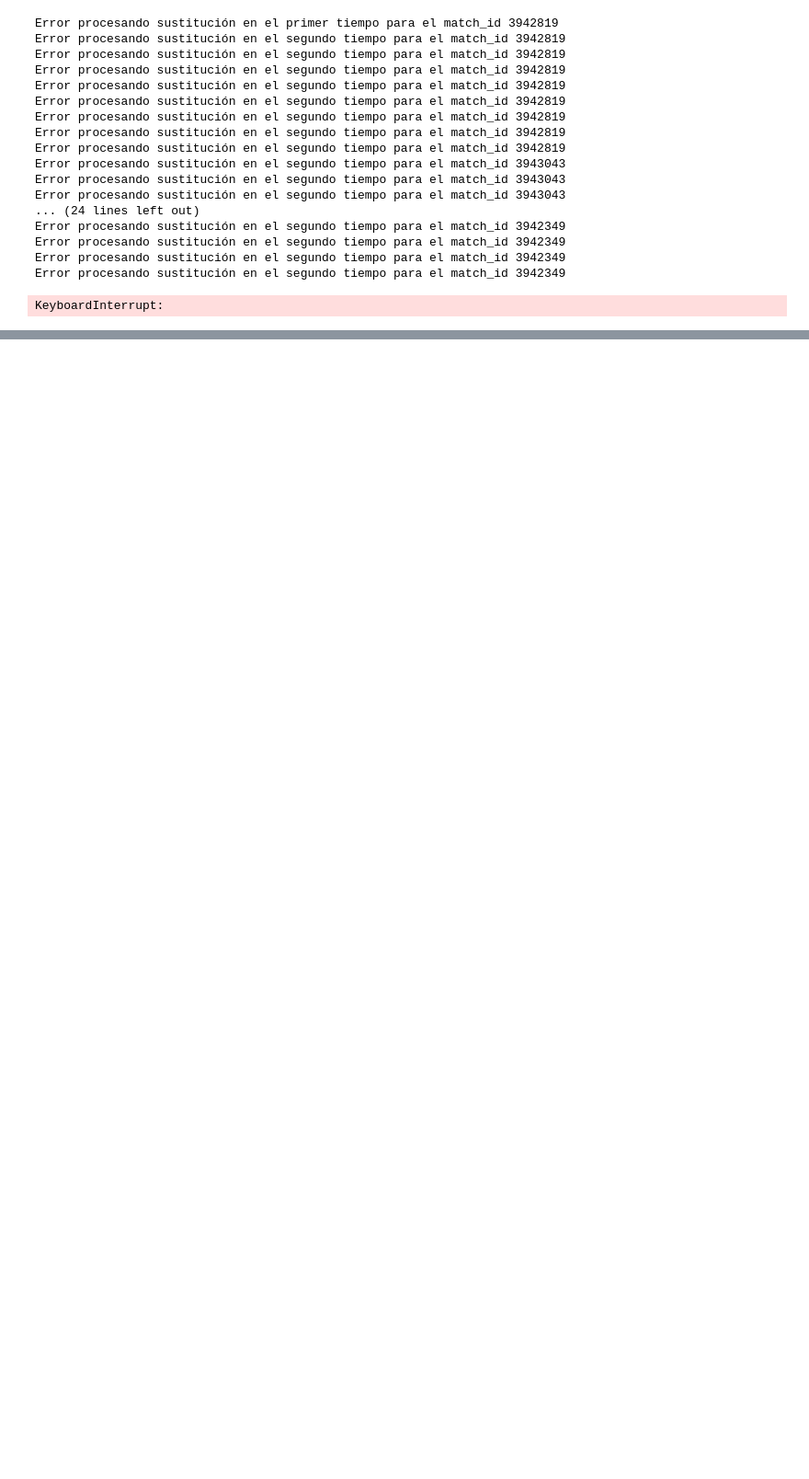
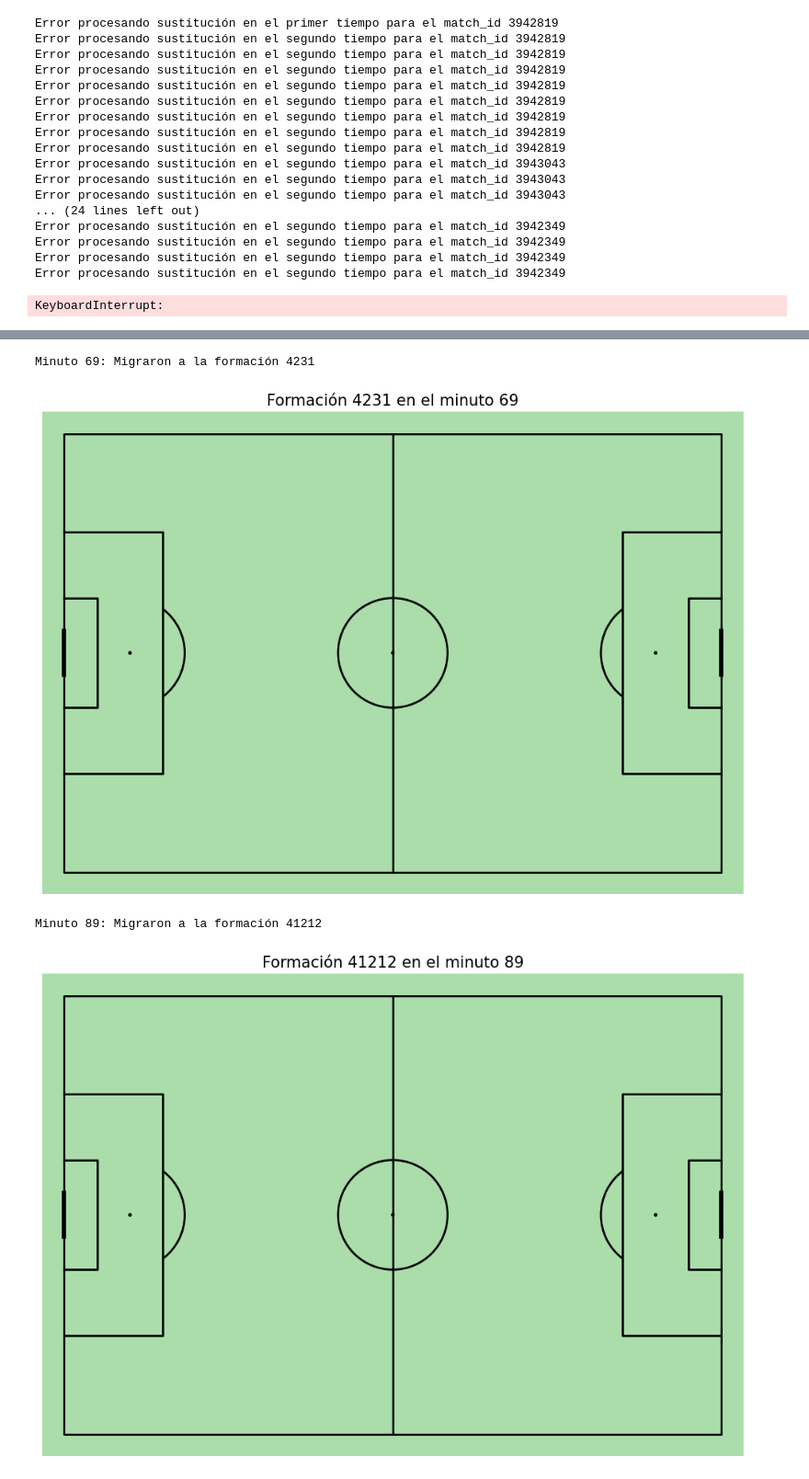
Before and after one commit to marioruizgonzalez/itam_project, a Jupyter notebook: itam_project.ipynb, the cells around one changed output, grey strips where cells are left out. Shown at 92% size. Cells and saved outputs as stored; diff of their text form; code cells hidden in the pictures; blank space fills up the shorter version.

```diff
--- a/itam_project.ipynb
+++ b/itam_project.ipynb
@@ -1302,0 +1343,18 @@ KeyboardInterrupt:
+# %%
+from statsbombpy import sb
+
+# Obtener los eventos de un partido específico
+eventos = sb.events(match_id=3943043)
+
+# Filtrar los eventos tácticos (parados tácticos)
+cambios_tacticos = eventos[eventos['type'] == 'Tactical Shift']
+
+# Revisar los eventos tácticos para ver cómo cambió la formación
+for index, row in cambios_tacticos.iterrows():
+    minuto = row['minute']  # Minuto del cambio táctico
+    formacion = row['tactics']['formation']  # Formación táctica en ese momento
+    alineacion = row['tactics']['lineup']  # Alineación de jugadores en esa formación
+
+    print(f"Minuto {minuto}: Migraron a la formación {formacion}")
+    for jugador in alineacion:
+        print(jugador)  # Imprimir el objeto completo para inspeccionar las claves disponibles
@@ -1302,0 +1453,50 @@ KeyboardInterrupt:
+# %%
+%matplotlib inline
+from statsbombpy import sb
+from mplsoccer import Pitch
+import matplotlib.pyplot as plt
+
+# Obtener los eventos de un partido específico
+eventos = sb.events(match_id=3943043)
+
+# Filtrar los eventos tácticos (parados tácticos)
+cambios_tacticos = eventos[eventos['type'] == 'Tactical Shift']
+
+# Revisar los eventos tácticos para ver cómo cambió la formación
+for index, row in cambios_tacticos.iterrows():
+    minuto = row['minute']  # Minuto del cambio táctico
+    formacion = row['tactics']['formation']  # Formación táctica en ese momento
+    alineacion = row['tactics']['lineup']  # Alineación de jugadores en esa formación
+
+    print(f"Minuto {minuto}: Migraron a la formación {formacion}")
+
+    # Crear el campo de fútbol usando mplsoccer
+    pitch = Pitch(pitch_type='statsbomb', line_color='black', pitch_color='#aaddaa')  # Campo verde claro
+    fig, ax = pitch.draw(figsize=(10, 7))
+
+    # Extraer y dibujar las posiciones de los jugadores
+    for jugador in alineacion:
+        nombre_jugador = jugador['player']
+        posicion_jugador = jugador['position']
+
+        # Extraer las coordenadas de la posición si están disponibles
+        if 'x' in posicion_jugador and 'y' in posicion_jugador:
+            x_coord = posicion_jugador['x']
+            y_coord = posicion_jugador['y']
+
+            # Dibujar cada jugador en el campo
+            pitch.scatter(x_coord, y_coord, ax=ax, c='blue', s=300, edgecolors='black', linewidth=1.5)
+
+            # Anotar el nombre del jugador en su posición
+            pitch.annotate(nombre_jugador, (x_coord, y_coord), ax=ax, fontsize=10, ha='center', va='bottom')
+
+    # Añadir el título del gráfico con el minuto del cambio táctico
+    ax.set_title(f"Formación {formacion} en el minuto {minuto}", fontsize=15)
+
+    # Mostrar el gráfico en Jupyter
+    plt.show()
+# %% [output]
+Minuto 69: Migraron a la formación 4231
+[figure, added]
+Minuto 89: Migraron a la formación 41212
+[figure, added]
```
Also changed, not shown: parts of 11 cells of this notebook, 2 other files.
